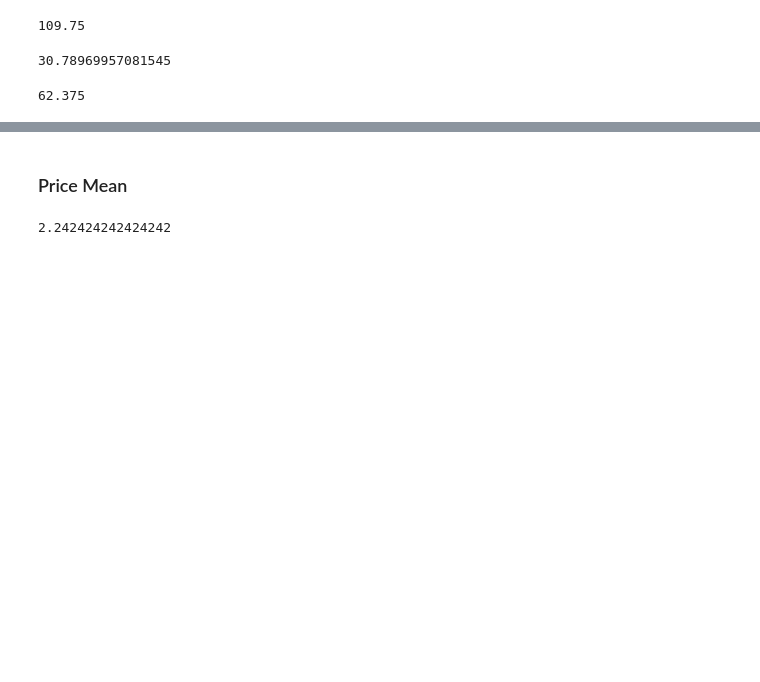
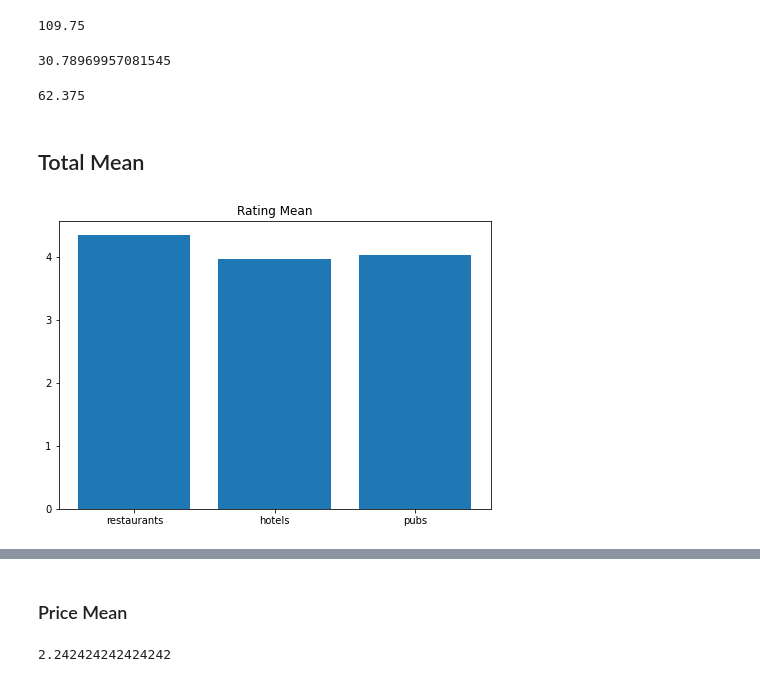
Before and after one commit to Islompulatov/-Build_week, a Jupyter notebook: file_open.ipynb, the cells around one changed output, grey strips where cells are left out. Saved outputs shown, nothing was run; the diff lists cells and outputs as text; code cells hidden in the pictures; blank space fills up the shorter version.

```diff
--- a/file_open.ipynb
+++ b/file_open.ipynb
@@ -118,3 +121,15 @@ pub2 = data3['pub_reviews'].mean()
 pub2
 # %% [output]
 62.375
+# %% [markdown]
+## Total Mean
+# %%
+fig = plt.figure()
+ax = fig.add_axes([0,0,1,1])
+labels = ['restaurants', 'hotels', 'pubs']
+rating_mean = [4.35, 3.96, 4.03]
+ax.bar(labels, rating_mean)
+plt.title('Rating Mean')
+plt.show()
+# %% [output]
+[figure, added]
```
Also changed, not shown: parts of 56 cells of this notebook.
